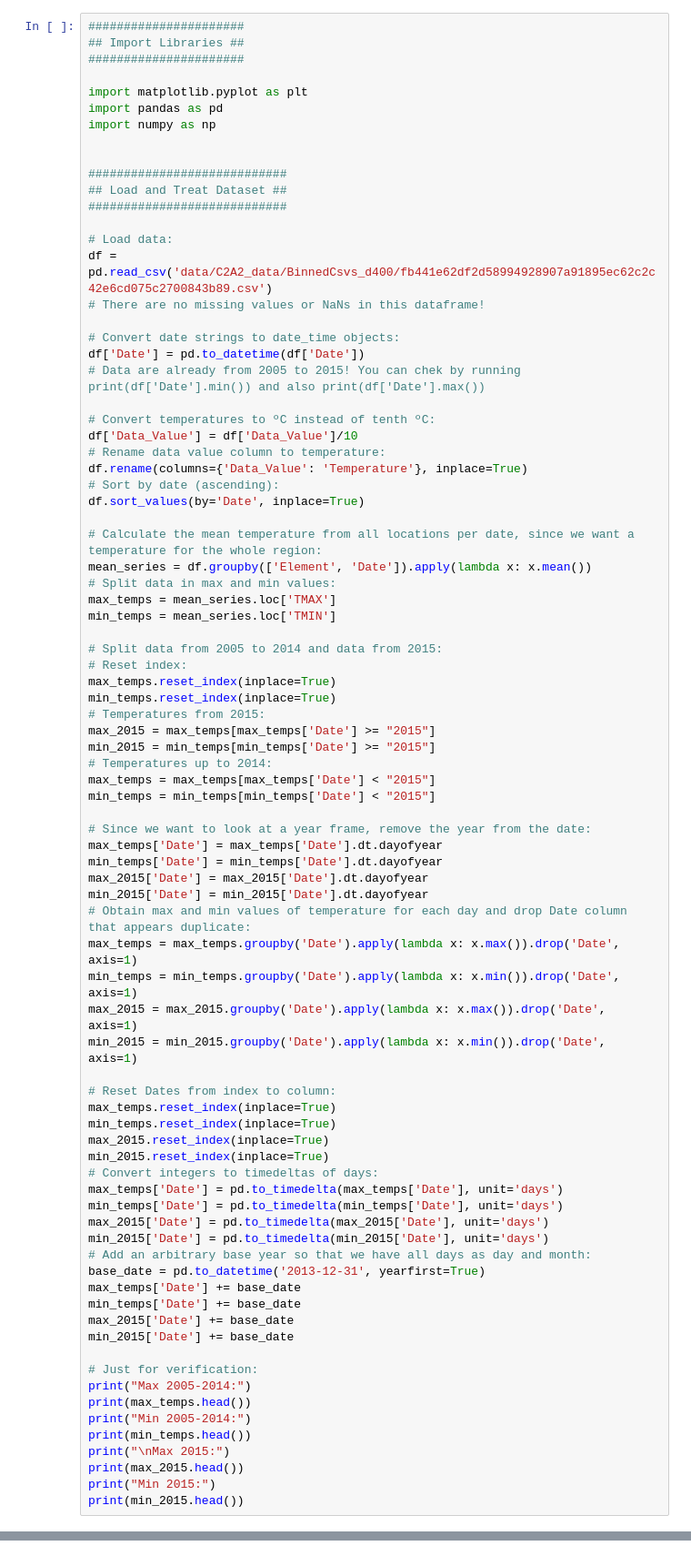
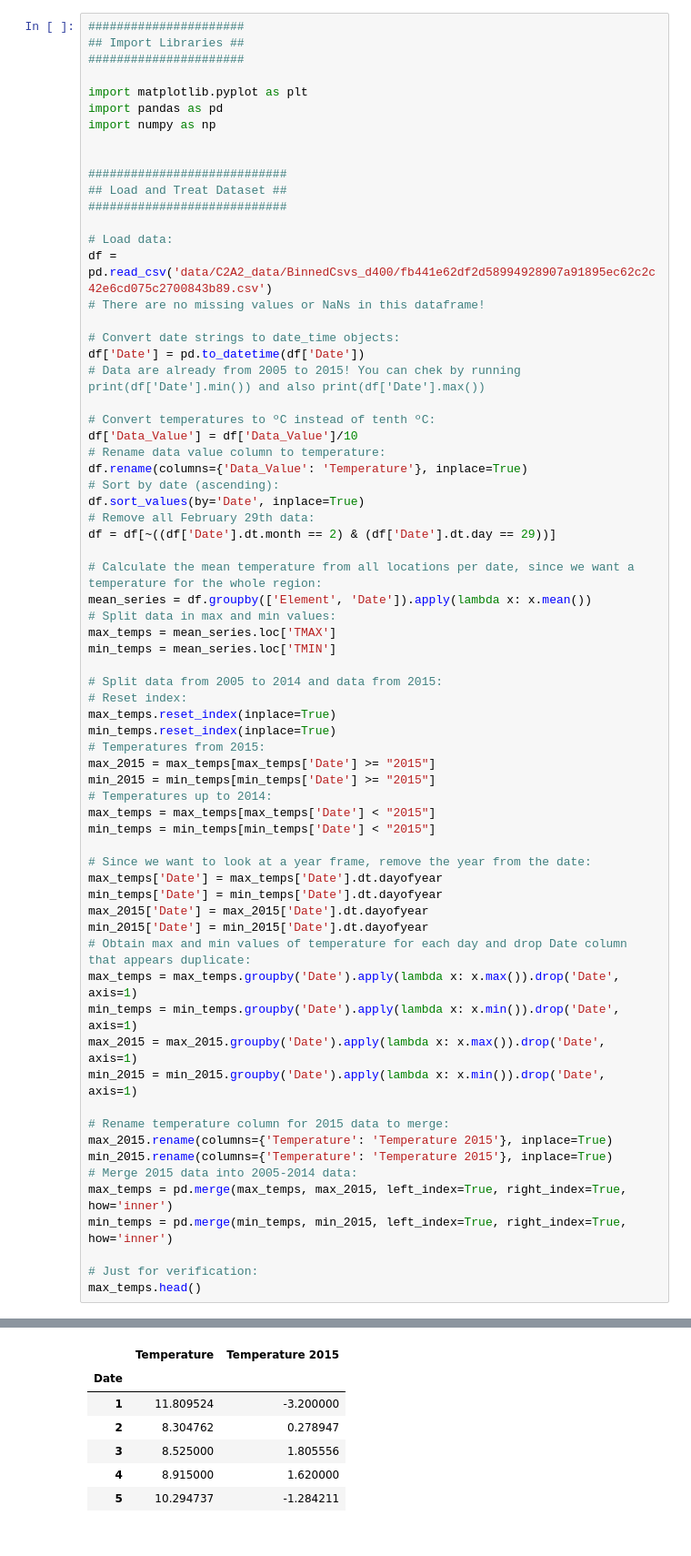
Before and after one commit to AndresColognesi/DS_DataVizProjects, a Jupyter notebook: A2_WeatherData/Assignment2.ipynb, the cells around one changed output, grey strips where cells are left out. Shown: that part at 91% size. Cells and saved outputs as stored; diff of their text form.

```diff
--- a/A2_WeatherData/Assignment2.ipynb
+++ b/A2_WeatherData/Assignment2.ipynb
@@ -75,6 +75,8 @@ df['Data_Value'] = df['Data_Value']/10
 df.rename(columns={'Data_Value': 'Temperature'}, inplace=True)
 # Sort by date (ascending):
 df.sort_values(by='Date', inplace=True)
+# Remove all February 29th data:
+df = df[~((df['Date'].dt.month == 2) & (df['Date'].dt.day == 29))]
 
 # Calculate the mean temperature from all locations per date, since we want a temperature for the whole region:
 mean_series = df.groupby(['Element', 'Date']).apply(lambda x: x.mean())
@@ -104,30 +106,13 @@ min_temps = min_temps.groupby('Date').apply(lambda x: x.min()).drop('Date', axis
 max_2015 = max_2015.groupby('Date').apply(lambda x: x.max()).drop('Date', axis=1)
 min_2015 = min_2015.groupby('Date').apply(lambda x: x.min()).drop('Date', axis=1)
 
-# Reset Dates from index to column:
-max_temps.reset_index(inplace=True)
-min_temps.reset_index(inplace=True)
-max_2015.reset_index(inplace=True)
-min_2015.reset_index(inplace=True)
-# Convert integers to timedeltas of days:
-max_temps['Date'] = pd.to_timedelta(max_temps['Date'], unit='days')
-min_temps['Date'] = pd.to_timedelta(min_temps['Date'], unit='days')
-max_2015['Date'] = pd.to_timedelta(max_2015['Date'], unit='days')
-min_2015['Date'] = pd.to_timedelta(min_2015['Date'], unit='days')
-# Add an arbitrary base year so that we have all days as day and month:
-base_date = pd.to_datetime('2013-12-31', yearfirst=True)
-max_temps['Date'] += base_date
-min_temps['Date'] += base_date
-max_2015['Date'] += base_date
-min_2015['Date'] += base_date
+# Rename temperature column for 2015 data to merge:
+max_2015.rename(columns={'Temperature': 'Temperature 2015'}, inplace=True)
+min_2015.rename(columns={'Temperature': 'Temperature 2015'}, inplace=True)
+# Merge 2015 data into 2005-2014 data:
+max_temps = pd.merge(max_temps, max_2015, left_index=True, right_index=True, how='inner')
+min_temps = pd.merge(min_temps, min_2015, left_index=True, right_index=True, how='inner')
 
 # Just for verification:
-print("Max 2005-2014:")
-print(max_temps.head())
-print("Min 2005-2014:")
-print(min_temps.head())
-print("\nMax 2015:")
-print(max_2015.head())
-print("Min 2015:")
-print(min_2015.head())
+max_temps.head()
 # %% [output]
@@ -150,0 +119,7 @@ Min 2005-2014:
+|  | Temperature | Temperature 2015 |
+| Date |  |  |
+| 1 | 11.809524 | -3.200000 |
+| 2 | 8.304762 | 0.278947 |
+| 3 | 8.525000 | 1.805556 |
+| 4 | 8.915000 | 1.620000 |
+| 5 | 10.294737 | -1.284211 |
```
Also changed, not shown: parts of 3 cells of this notebook.
